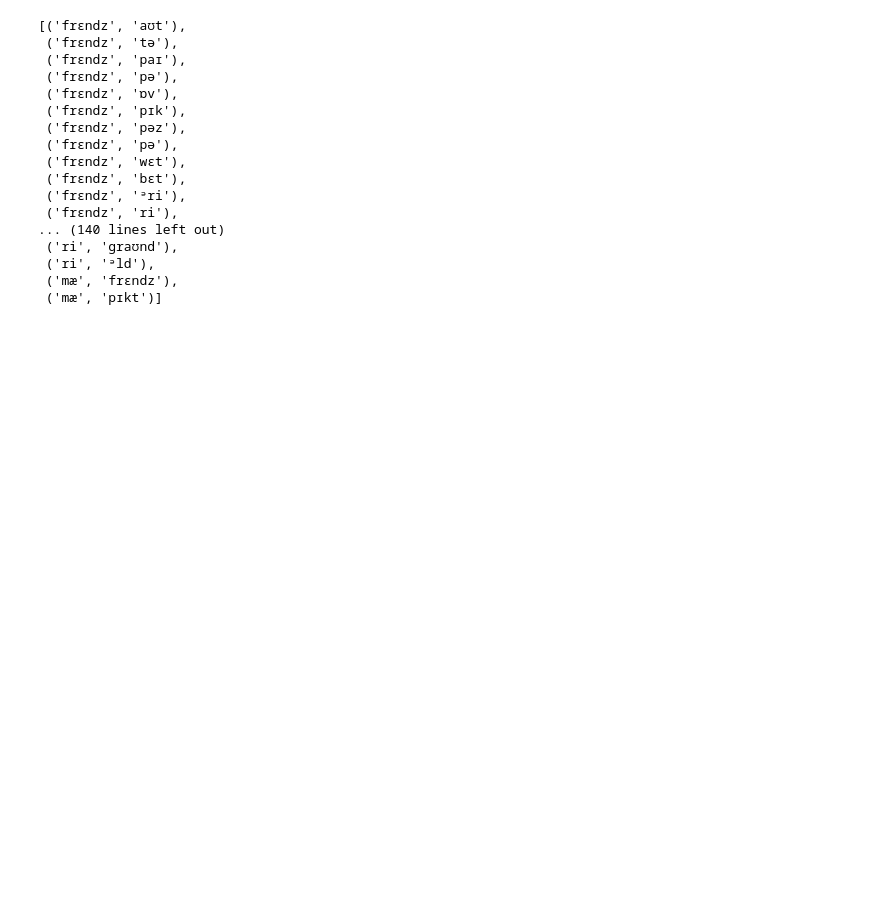
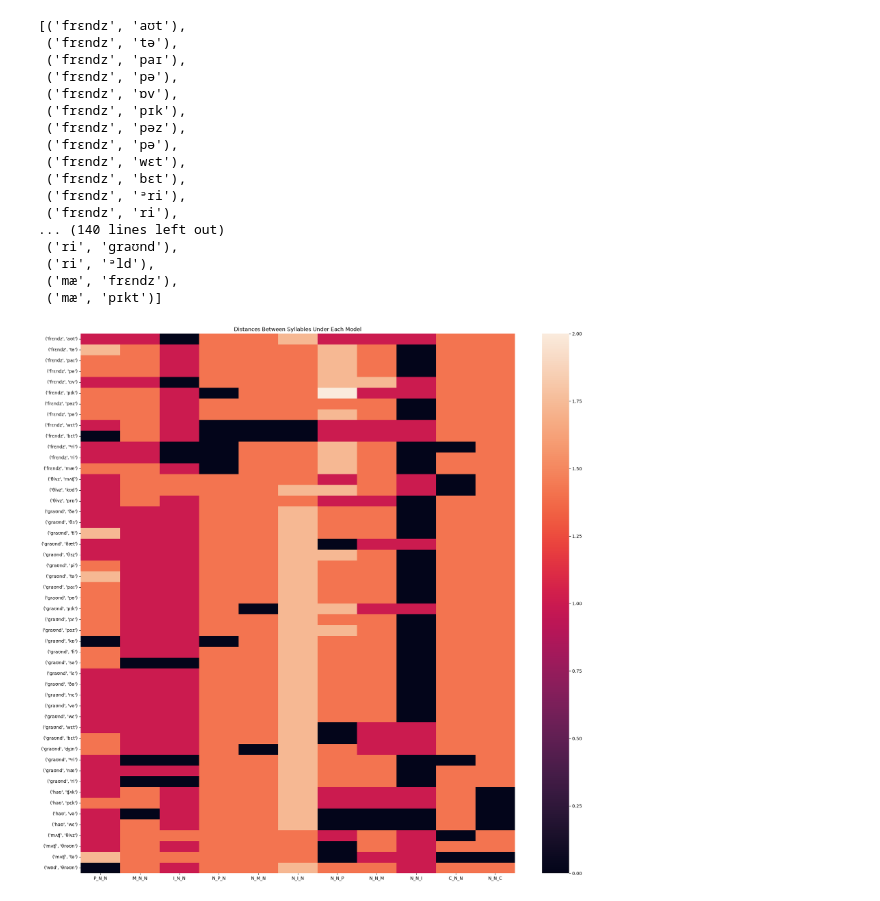
Before and after one commit to AmandaGiselleLily/TongueTwister, a Jupyter notebook: Analysis/syllable_pairs.ipynb, the cells around one changed output. Cells and saved outputs as stored; diff of their text form; code cells hidden in the pictures; blank space fills up the shorter version.

```diff
--- a/Analysis/syllable_pairs.ipynb
+++ b/Analysis/syllable_pairs.ipynb
@@ -297,0 +294,9 @@ promising_pairs
+# %%
+import dissimilarity as ds
+
+
+plt.figure(figsize=[22,22])
+plt.title("Distances Between Syllables Under Each Model")
+ax = sns.heatmap(ds.make_predictions(promising_pairs[:50]), yticklabels=promising_pairs[:50],xticklabels=["P_N_N","M_N_N","I_N_N","N_P_N","N_M_N","N_I_N","N_N_P","N_N_M","N_N_I","C_N_N","N_N_C"])
+# %% [output]
+[figure, added]
```
Also changed, not shown: parts of 10 cells of this notebook, 6 other files.
